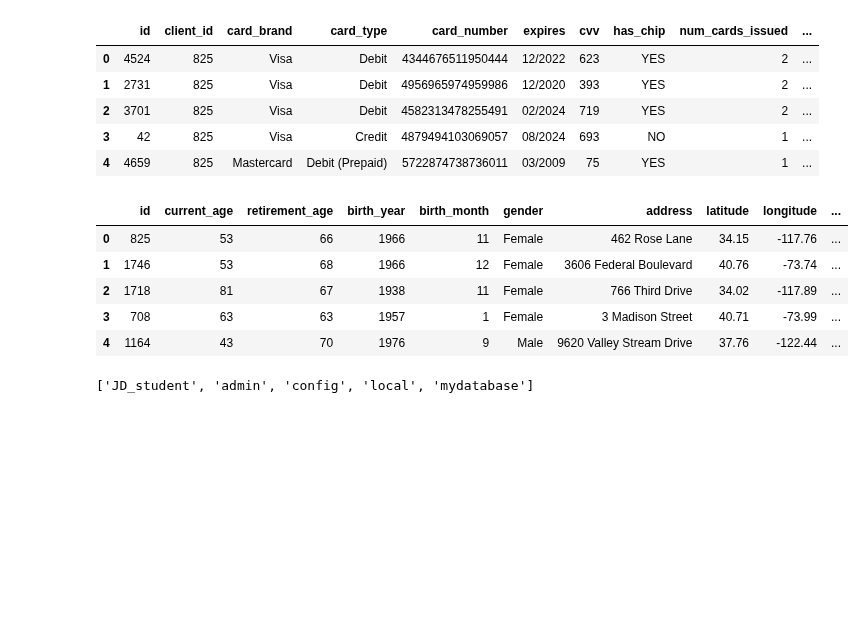
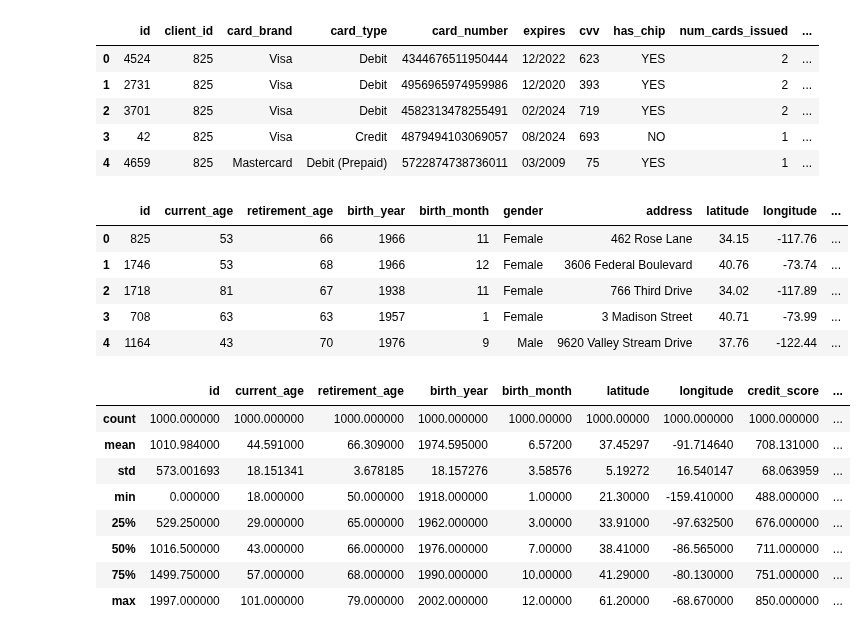
Before and after one commit to josedallatorre/adb-project, a Jupyter notebook: exercise.ipynb, the cells around one changed output. Cells and saved outputs as stored; diff of their text form; code cells hidden in the pictures; blank space fills up the shorter version.

```diff
--- a/exercise.ipynb
+++ b/exercise.ipynb
@@ -91,5 +94,12 @@ client = MongoClient("mongodb://localhost:27017")
-# %%
-db = client['group_25']
-print(client.list_database_names())
-# %% [output]
-['JD_student', 'admin', 'config', 'local', 'mydatabase']
+# %%
+users_df.describe()
+# %% [output]
+|  | id | current_age | retirement_age | birth_year | birth_month | latitude | longitude | credit_score | ... |
+| count | 1000.000000 | 1000.000000 | 1000.000000 | 1000.000000 | 1000.00000 | 1000.00000 | 1000.000000 | 1000.000000 | ... |
+| mean | 1010.984000 | 44.591000 | 66.309000 | 1974.595000 | 6.57200 | 37.45297 | -91.714640 | 708.131000 | ... |
+| std | 573.001693 | 18.151341 | 3.678185 | 18.157276 | 3.58576 | 5.19272 | 16.540147 | 68.063959 | ... |
+| min | 0.000000 | 18.000000 | 50.000000 | 1918.000000 | 1.00000 | 21.30000 | -159.410000 | 488.000000 | ... |
+| 25% | 529.250000 | 29.000000 | 65.000000 | 1962.000000 | 3.00000 | 33.91000 | -97.632500 | 676.000000 | ... |
+| 50% | 1016.500000 | 43.000000 | 66.000000 | 1976.000000 | 7.00000 | 38.41000 | -86.565000 | 711.000000 | ... |
+| 75% | 1499.750000 | 57.000000 | 68.000000 | 1990.000000 | 10.00000 | 41.29000 | -80.130000 | 751.000000 | ... |
+| max | 1997.000000 | 101.000000 | 79.000000 | 2002.000000 | 12.00000 | 61.20000 | -68.670000 | 850.000000 | ... |
```
Also changed, not shown: parts of 36 cells of this notebook, 5 other files.
